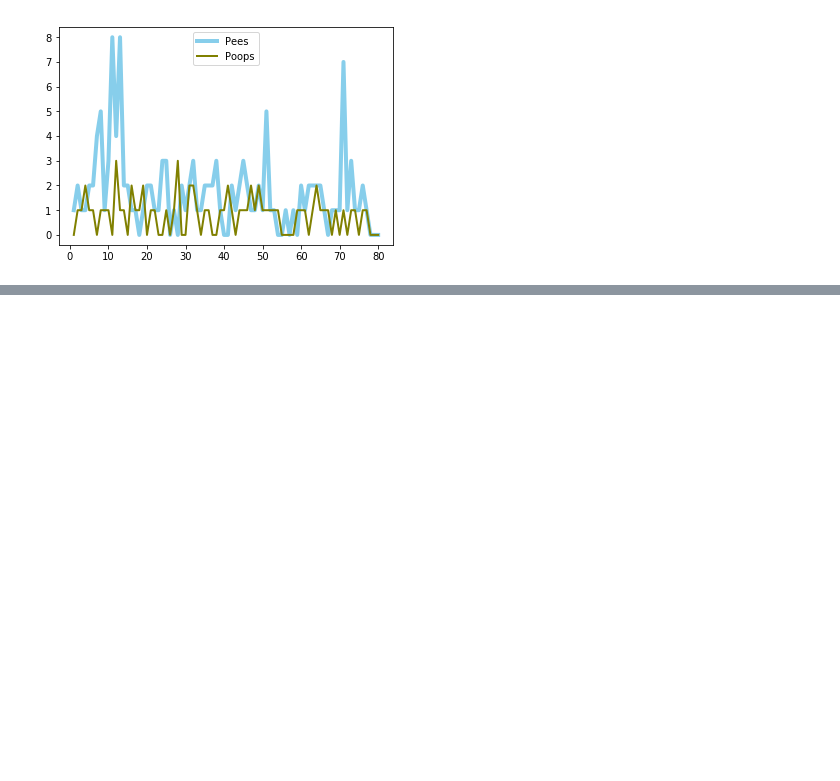
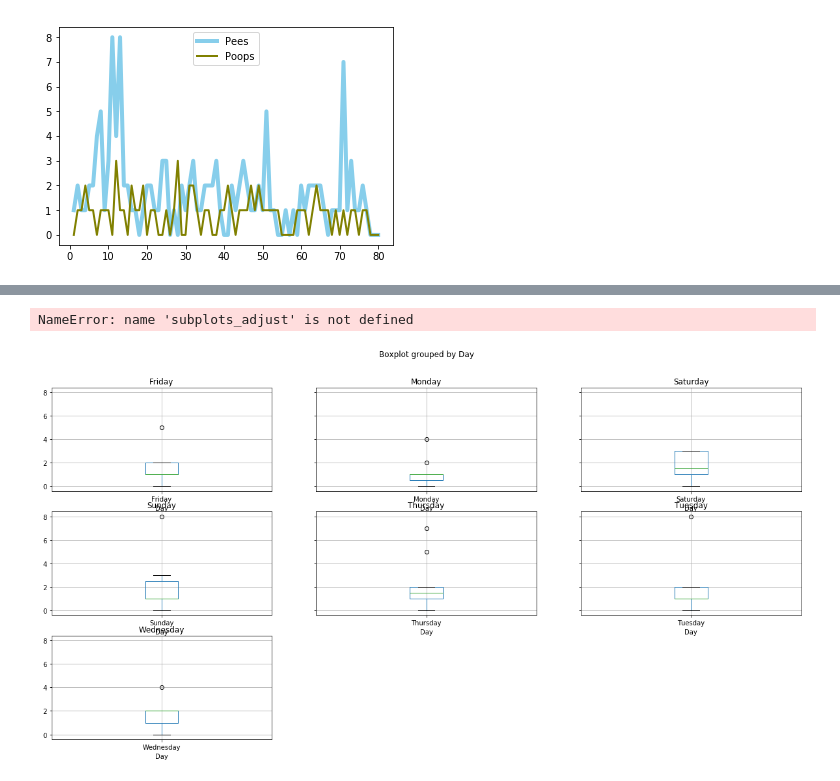
Before and after one commit to Daylen-Mackey/dog-house-training, a Jupyter notebook: House Training Notebook.ipynb, the cells around one changed output, grey strips where cells are left out. Saved outputs shown, nothing was run; the diff lists cells and outputs as text; code cells hidden in the pictures; blank space fills up the shorter version.

```diff
--- a/House Training Notebook.ipynb
+++ b/House Training Notebook.ipynb
@@ -171,3 +171,7 @@ plt.legend()
 # %% [output]
 <matplotlib.legend.Legend at 0x...>
 [figure]
+# %%
+df2 = df.copy()
+df2.Date=pd.to_datetime(df2.Date)
+df2["Day"] = df2.Date.dt.weekday_name
@@ -173,0 +204,10 @@ plt.legend()
+# %%
+grouped = df2.groupby(df2['Day'])
+
+for name,group in grouped:
+   print(name)
+   print (group)
+
+
+
+dayList
@@ -173,0 +265,15 @@ plt.legend()
+# %%
+left  = 0.125  # the left side of the subplots of the figure
+right = 0.9    # the right side of the subplots of the figure
+bottom = 0.1   # the bottom of the subplots of the figure
+top = 0.9      # the top of the subplots of the figure
+wspace = 0.2   # the amount of width reserved for blank space between subplots
+hspace = 0.2   # the amount of height reserved for white space between subplots
+
+grouped.boxplot(column='Pees', by='Day',figsize=(20, 10))
+subplots_adjust(left, bottom, right, top, wspace, hspace)
+
+# plt.show()
+# %% [output]
+NameError: name 'subplots_adjust' is not defined
+[figure, added]
```
Also changed, not shown: parts of 6 cells of this notebook.
